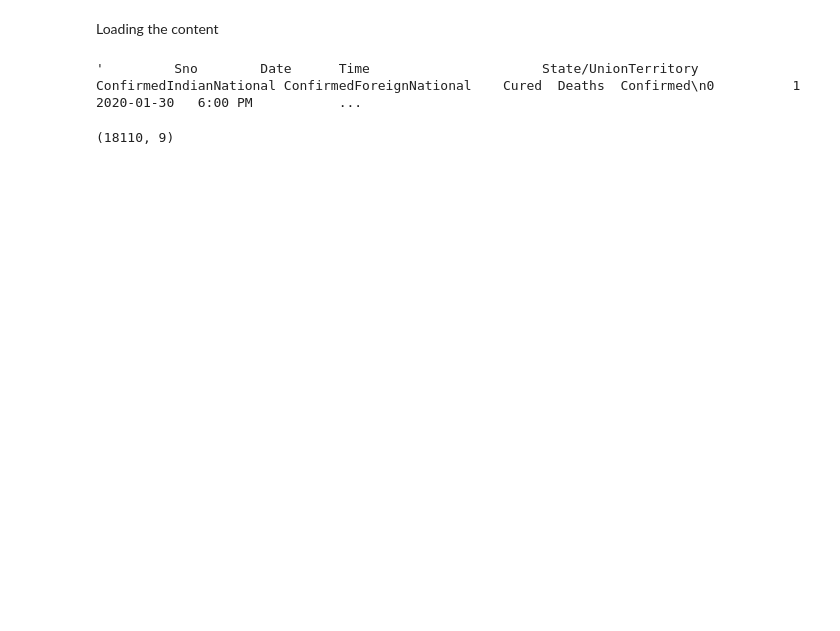
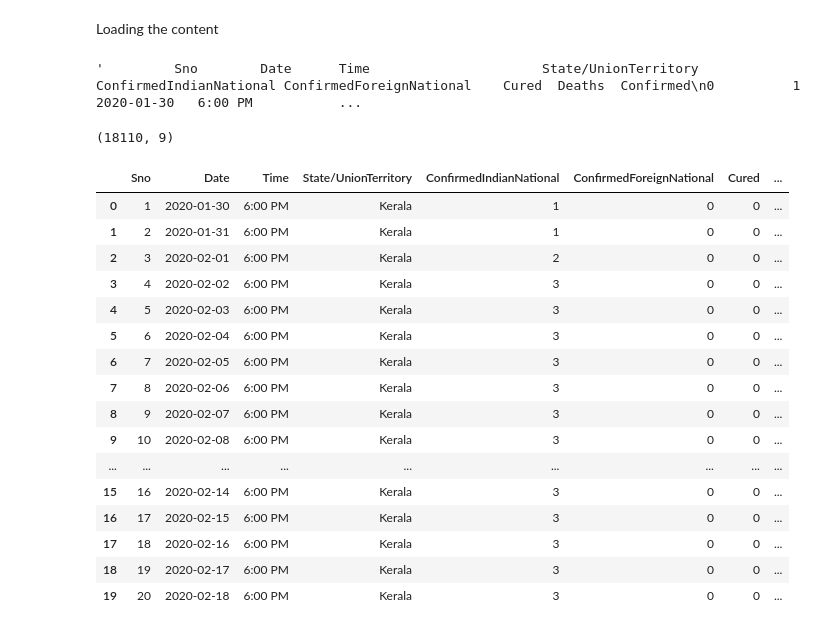
Before and after one commit to Imrkraghu/Rohit_AI_ML, a Jupyter notebook: Rohit_AI_ML/documents/Example of data analysis applied to real-world industrial problems/covid.ipynb, the cells around one changed output. Saved outputs shown, nothing was run; the diff lists cells and outputs as text; code cells hidden in the pictures; blank space fills up the shorter version.

```diff
--- a/Rohit_AI_ML/documents/Example of data analysis applied to real-world industrial problems/covid.ipynb
+++ b/Rohit_AI_ML/documents/Example of data analysis applied to real-world industrial problems/covid.ipynb
@@ -16,3 +16,23 @@ covidfile.to_string()
 covidfile.shape
 # %% [output]
 (18110, 9)
+# %%
+covidfile.head(20)
+# %% [output]
+|  | Sno | Date | Time | State/UnionTerritory | ConfirmedIndianNational | ConfirmedForeignNational | Cured | ... |
+| 0 | 1 | 2020-01-30 | 6:00 PM | Kerala | 1 | 0 | 0 | ... |
+| 1 | 2 | 2020-01-31 | 6:00 PM | Kerala | 1 | 0 | 0 | ... |
+| 2 | 3 | 2020-02-01 | 6:00 PM | Kerala | 2 | 0 | 0 | ... |
+| 3 | 4 | 2020-02-02 | 6:00 PM | Kerala | 3 | 0 | 0 | ... |
+| 4 | 5 | 2020-02-03 | 6:00 PM | Kerala | 3 | 0 | 0 | ... |
+| 5 | 6 | 2020-02-04 | 6:00 PM | Kerala | 3 | 0 | 0 | ... |
+| 6 | 7 | 2020-02-05 | 6:00 PM | Kerala | 3 | 0 | 0 | ... |
+| 7 | 8 | 2020-02-06 | 6:00 PM | Kerala | 3 | 0 | 0 | ... |
+| 8 | 9 | 2020-02-07 | 6:00 PM | Kerala | 3 | 0 | 0 | ... |
+| 9 | 10 | 2020-02-08 | 6:00 PM | Kerala | 3 | 0 | 0 | ... |
+| ... | ... | ... | ... | ... | ... | ... | ... | ... |
+| 15 | 16 | 2020-02-14 | 6:00 PM | Kerala | 3 | 0 | 0 | ... |
+| 16 | 17 | 2020-02-15 | 6:00 PM | Kerala | 3 | 0 | 0 | ... |
+| 17 | 18 | 2020-02-16 | 6:00 PM | Kerala | 3 | 0 | 0 | ... |
+| 18 | 19 | 2020-02-17 | 6:00 PM | Kerala | 3 | 0 | 0 | ... |
+| 19 | 20 | 2020-02-18 | 6:00 PM | Kerala | 3 | 0 | 0 | ... |
```
Also changed, not shown: parts of 8 cells of this notebook.
